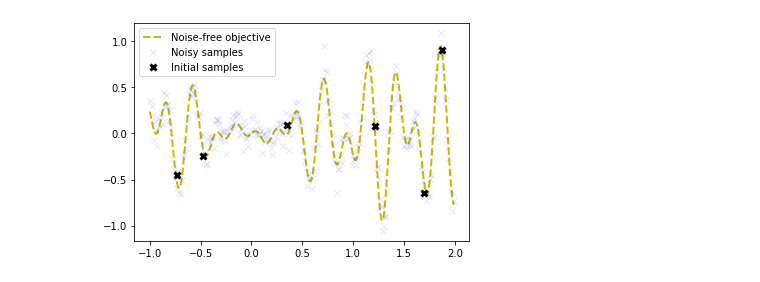
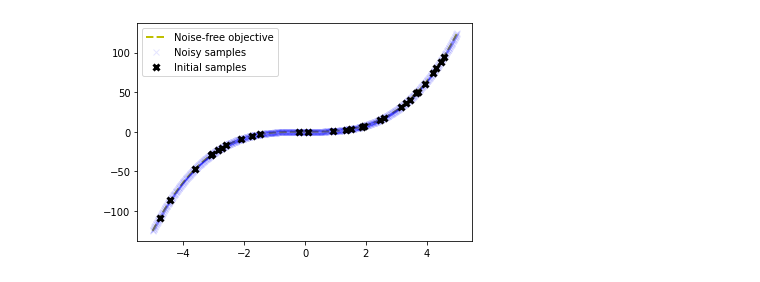
Before and after one commit to MJ10/DEUP, a Jupyter notebook: notebooks/bayesian_optimization.ipynb, the cells around one changed output. Saved outputs shown, nothing was run; the diff lists cells and outputs as text; code cells hidden in the pictures.

```diff
--- a/notebooks/bayesian_optimization.ipynb
+++ b/notebooks/bayesian_optimization.ipynb
@@ -23,32 +23,33 @@ warnings.filterwarnings('ignore')
 # %%
 noise = .1
 
 
 def f(X, noise=noise):
-    return torch.sin(X) * torch.cos(5 * X) * torch.cos(22 * X) + noise * torch.randn_like(X)
+#     return torch.sin(X) * torch.cos(5 * X) * torch.cos(22 * X) + noise * torch.randn_like(X)
+    return X**3 + noise * torch.randn_like(X)
 
 
-bounds = (-1, 2)
+bounds = (-5, 5)
 # f, bounds = repeat(f, bounds)
 # f, bounds = repeat(f, bounds)
 
-X_init = (bounds[1] - bounds[0]) * torch.rand(6, 1) + bounds[0]
+X_init = (bounds[1] - bounds[0]) * torch.rand(30, 1) + bounds[0]
 Y_init = f(X_init)
 
 X = torch.arange(bounds[0], bounds[1], 0.01).reshape(-1, 1)
 Y = f(X, 0)
 
 lengthscale = 1e-2
 tau = 1
 dropout_prob = 0.5
 
 # Plot optimization objective with noise level
 plt.plot(X, Y, 'y--', lw=2, label='Noise-free objective')
 plt.plot(X, f(X), 'bx', lw=1, alpha=0.1, label='Noisy samples')
 plt.plot(X_init, Y_init, 'kx', mew=3, label='Initial samples')
 plt.legend();
 # %% [output]
-[figure, old version]
+[figure, new version]
 # %%
 def optimize(model_name, X_init, Y_init, plot=False, n_steps=5, epochs=15, **kwargs):
 
```
Also changed, not shown: parts of 7 cells of this notebook, 1 other file.
